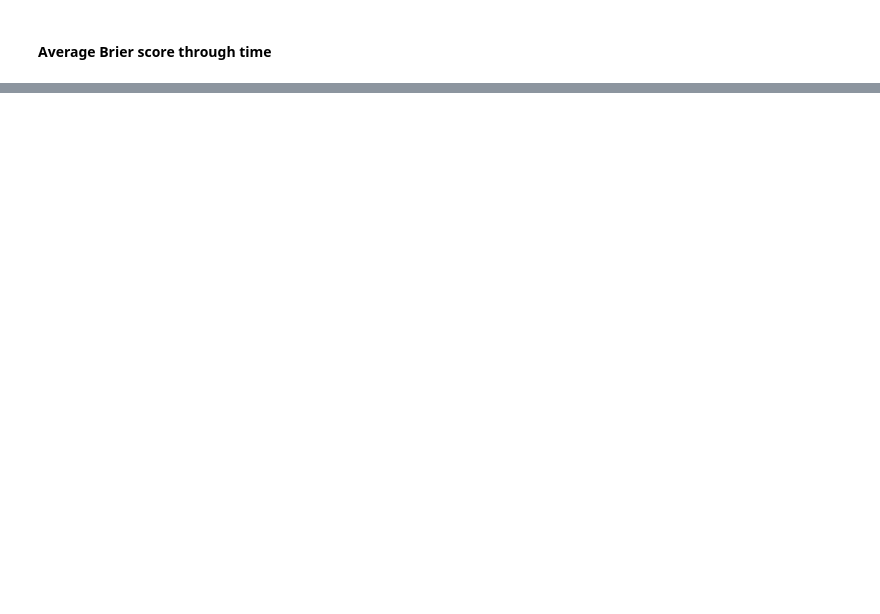
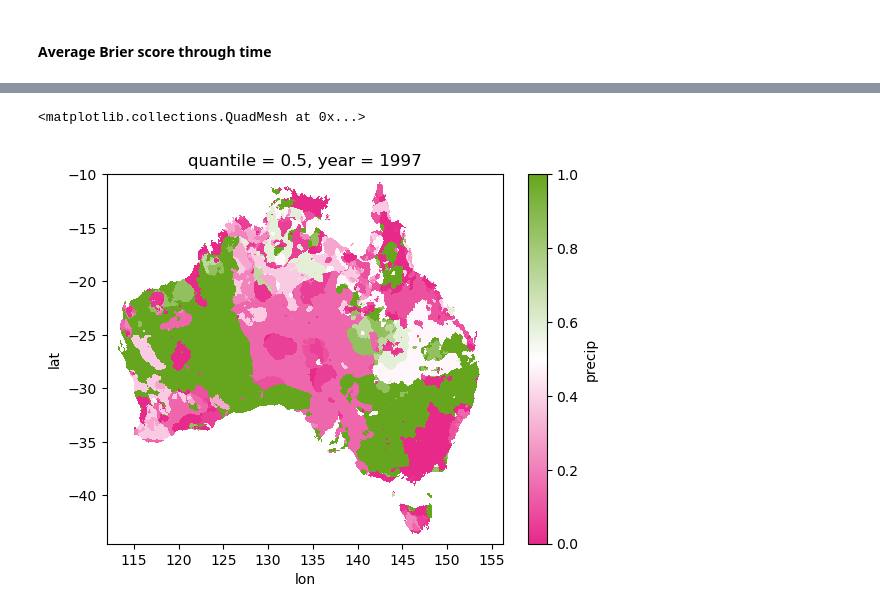
Before and after one commit to rubylieber/CSIRO_ENSO, a Jupyter notebook: Forecasting/Forecast median EN_update.ipynb, the cells around one changed output, grey strips where cells are left out. Cells and saved outputs as stored; diff of their text form; code cells hidden in the pictures; blank space fills up the shorter version.

```diff
--- a/Forecasting/Forecast median EN_update.ipynb
+++ b/Forecasting/Forecast median EN_update.ipynb
@@ -329,0 +326,19 @@ plt.show()
+# %%
+year=1997
+
+EN_prob = EN_probabilities.sel(year=year).where(landmask.data == 1)
+below_lag0 = below_q33_lag0.sel(year=year).where(landmask.data == 1)
+below_lag7 = below_q33_lag7.sel(year=year).where(landmask.data == 1)
+anom_target = target_anomalies.sel(year=year)
+q33_rainfall = rainfall_quantiles.sel(year=year)
+
+obs_binary = (anom_target < q33_rainfall).astype(int)
+
+brier_score_EN = ((EN_prob - obs_binary) ** 2)
+brier_score_lag0 = ((below_lag0 - obs_binary) ** 2)
+brier_score_lag7 = ((below_lag7 - obs_binary) ** 2)
+# %%
+brier_score_EN.plot(cmap=cmap)
+# %% [output]
+<matplotlib.collections.QuadMesh at 0x...>
+[figure, added]
```
Also changed, not shown: parts of 23 cells of this notebook, 1 other file.
